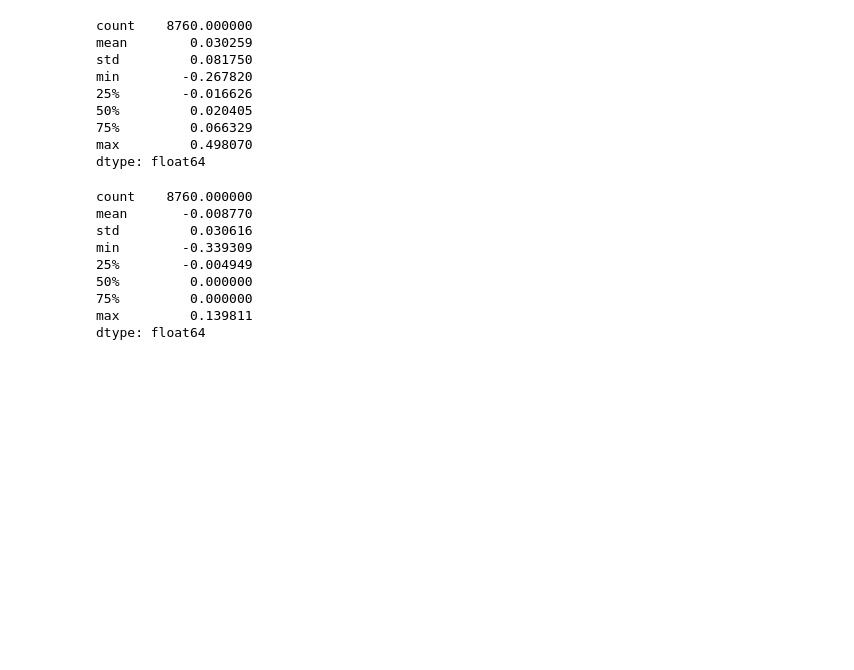
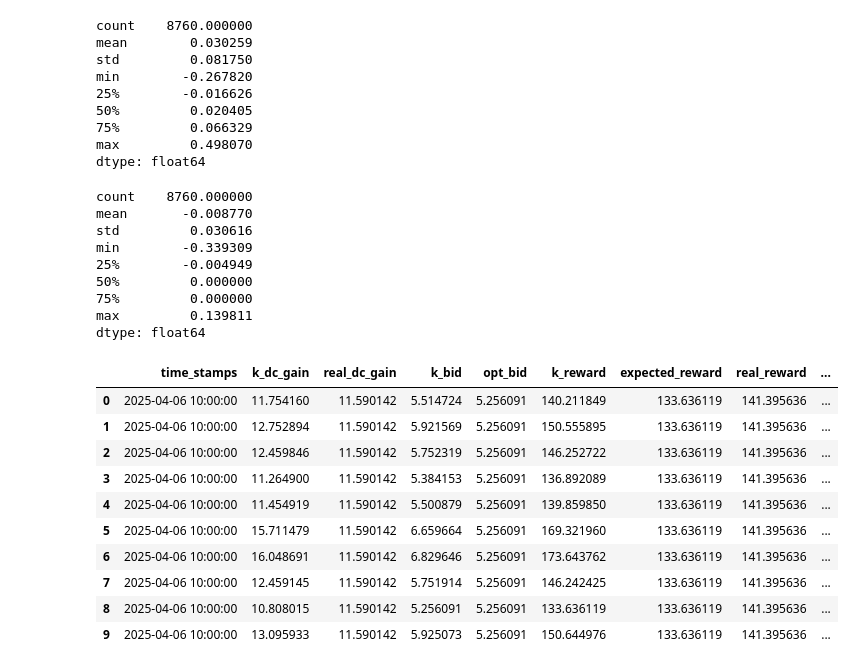
Before and after one commit to cvonholly/dvpp_reward_mechanism, a Jupyter notebook: frequency_analysis.ipynb, the cells around one changed output. Cells and saved outputs as stored; diff of their text form; code cells hidden in the pictures; blank space fills up the shorter version.

```diff
--- a/frequency_analysis.ipynb
+++ b/frequency_analysis.ipynb
@@ -173,3 +188,18 @@ min        -0.339309
 75%         0.000000
 max         0.139811
 dtype: float64
+# %%
+results = pd.read_csv('pics/v_case/dvpp_info_DPF_FFR-FCR.csv')
+results
+# %% [output]
+|  | time_stamps | k_dc_gain | real_dc_gain | k_bid | opt_bid | k_reward | expected_reward | real_reward | ... |
+| 0 | 2025-04-06 10:00:00 | 11.754160 | 11.590142 | 5.514724 | 5.256091 | 140.211849 | 133.636119 | 141.395636 | ... |
+| 1 | 2025-04-06 10:00:00 | 12.752894 | 11.590142 | 5.921569 | 5.256091 | 150.555895 | 133.636119 | 141.395636 | ... |
+| 2 | 2025-04-06 10:00:00 | 12.459846 | 11.590142 | 5.752319 | 5.256091 | 146.252722 | 133.636119 | 141.395636 | ... |
+| 3 | 2025-04-06 10:00:00 | 11.264900 | 11.590142 | 5.384153 | 5.256091 | 136.892089 | 133.636119 | 141.395636 | ... |
+| 4 | 2025-04-06 10:00:00 | 11.454919 | 11.590142 | 5.500879 | 5.256091 | 139.859850 | 133.636119 | 141.395636 | ... |
+| 5 | 2025-04-06 10:00:00 | 15.711479 | 11.590142 | 6.659664 | 5.256091 | 169.321960 | 133.636119 | 141.395636 | ... |
+| 6 | 2025-04-06 10:00:00 | 16.048691 | 11.590142 | 6.829646 | 5.256091 | 173.643762 | 133.636119 | 141.395636 | ... |
+| 7 | 2025-04-06 10:00:00 | 12.459145 | 11.590142 | 5.751914 | 5.256091 | 146.242425 | 133.636119 | 141.395636 | ... |
+| 8 | 2025-04-06 10:00:00 | 10.808015 | 11.590142 | 5.256091 | 5.256091 | 133.636119 | 133.636119 | 141.395636 | ... |
+| 9 | 2025-04-06 10:00:00 | 13.095933 | 11.590142 | 5.925073 | 5.256091 | 150.644976 | 133.636119 | 141.395636 | ... |
```
Also changed, not shown: parts of 15 cells of this notebook, 5 other files.
